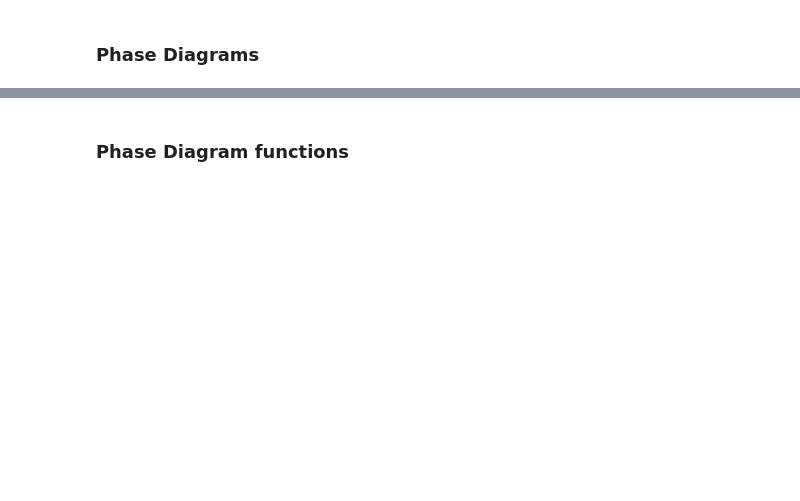
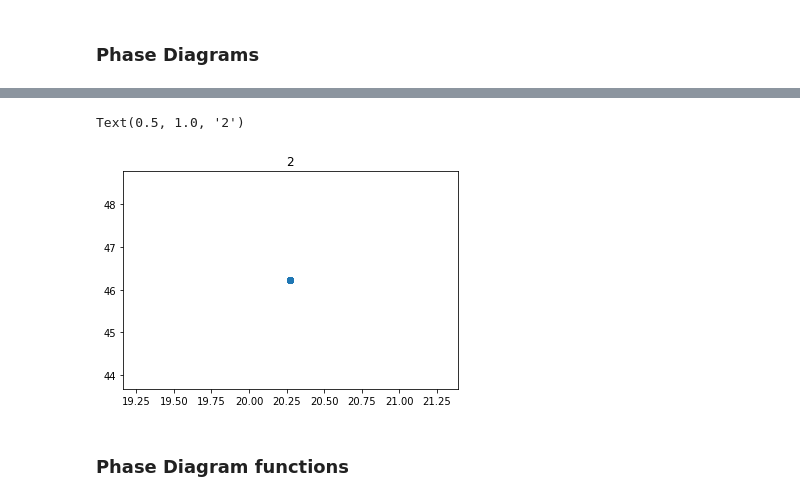
Before and after one commit to mbibireata/Networks, a Jupyter notebook: Kcore_paper_v2.ipynb, the cells around one changed output, grey strips where cells are left out. Saved outputs shown, nothing was run; the diff lists cells and outputs as text; code cells hidden in the pictures; blank space fills up the shorter version.

```diff
--- a/Kcore_paper_v2.ipynb
+++ b/Kcore_paper_v2.ipynb
@@ -882,3 +1010,10 @@ plot(phaseV,phasen)
+# %%
+plot(C[-10000:],V[-10000:],'o')
+#plot(C,V)
+title(classifier(C,1/dt,0.1))
+# %% [output]
+Text(0.5, 1.0, '2')
+[figure, added]
 # %% [markdown]
 ### Phase Diagram functions
 # %%
```
Also changed, not shown: parts of 17 cells of this notebook, 3 other files.
